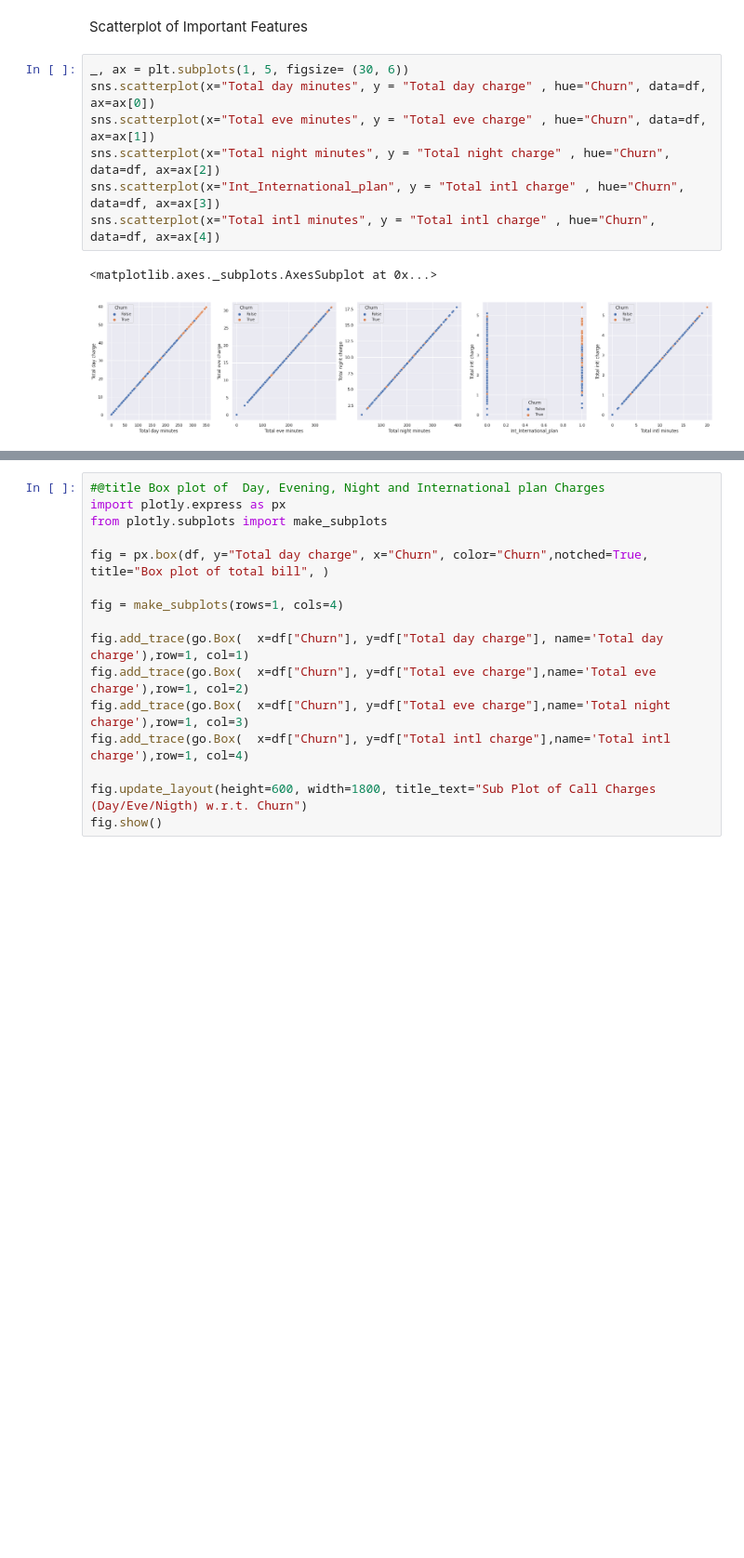
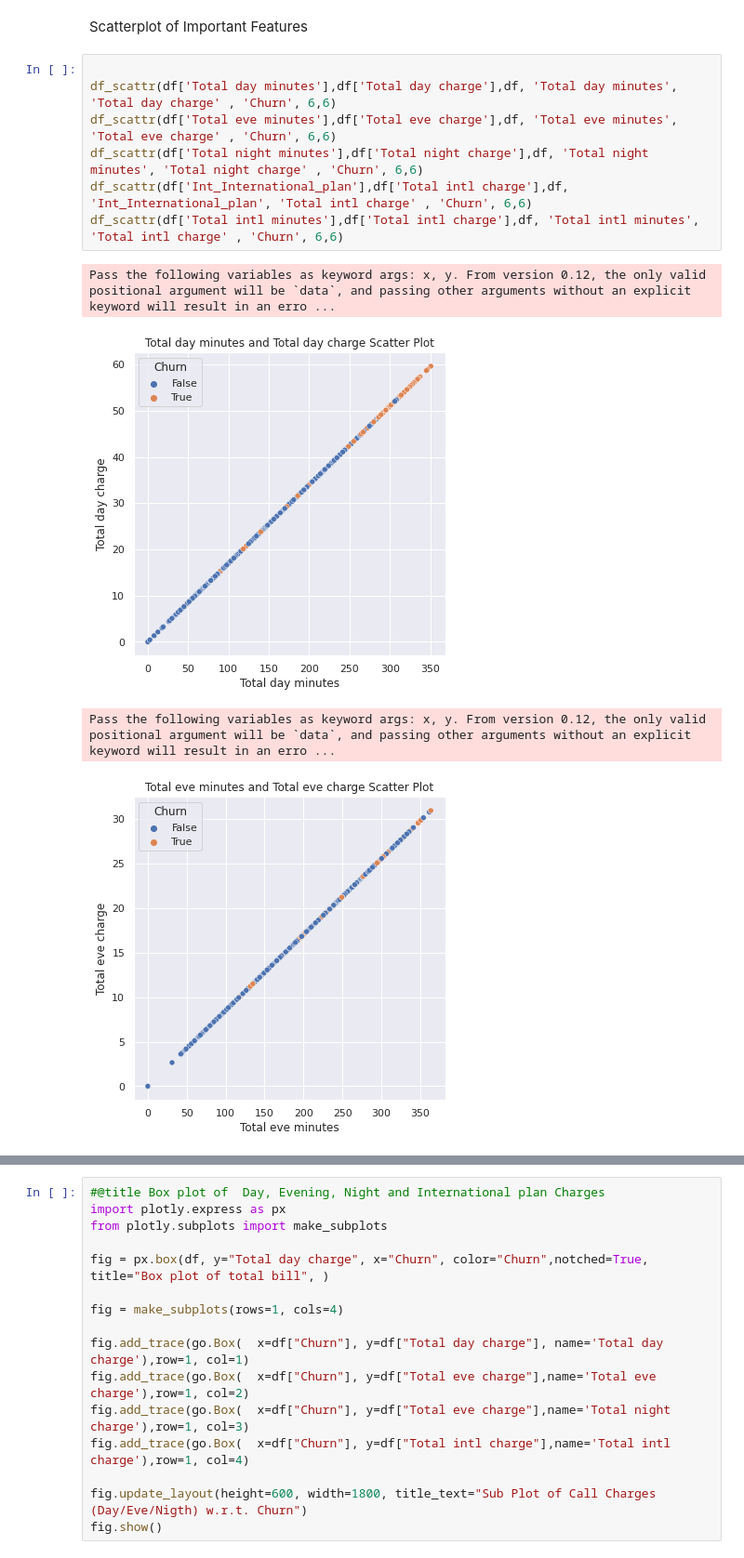
Before and after one commit to Anuj-1996/Telecom-Churn-Analysis, a Jupyter notebook: Anuj_Chavan_EDA_Project.ipynb, the cells around one changed output, grey strips where cells are left out. Shown at 93% size. Cells and saved outputs as stored; diff of their text form; blank space fills up the shorter version.

```diff
--- a/Anuj_Chavan_EDA_Project.ipynb
+++ b/Anuj_Chavan_EDA_Project.ipynb
@@ -470,13 +496,15 @@ axes[2].legend()
 [figure]
 # %% [markdown]
 Scatterplot of Important Features
-# %%
-_, ax = plt.subplots(1, 5, figsize= (30, 6))
-sns.scatterplot(x="Total day minutes", y = "Total day charge" , hue="Churn", data=df, ax=ax[0])
-sns.scatterplot(x="Total eve minutes", y = "Total eve charge" , hue="Churn", data=df, ax=ax[1])
-sns.scatterplot(x="Total night minutes", y = "Total night charge" , hue="Churn", data=df, ax=ax[2])
-sns.scatterplot(x="Int_International_plan", y = "Total intl charge" , hue="Churn", data=df, ax=ax[3])
-sns.scatterplot(x="Total intl minutes", y = "Total intl charge" , hue="Churn", data=df, ax=ax[4])
-# %% [output]
-<matplotlib.axes._subplots.AxesSubplot at 0x...>
-[figure, removed]
+# %%
+
+df_scattr(df['Total day minutes'],df['Total day charge'],df, 'Total day minutes', 'Total day charge' , 'Churn', 6,6)
+df_scattr(df['Total eve minutes'],df['Total eve charge'],df, 'Total eve minutes', 'Total eve charge' , 'Churn', 6,6)
+df_scattr(df['Total night minutes'],df['Total night charge'],df, 'Total night minutes', 'Total night charge' , 'Churn', 6,6)
+df_scattr(df['Int_International_plan'],df['Total intl charge'],df, 'Int_International_plan', 'Total intl charge' , 'Churn', 6,6)
+df_scattr(df['Total intl minutes'],df['Total intl charge'],df, 'Total intl minutes', 'Total intl charge' , 'Churn', 6,6)
+# %% [output]
+Pass the following variables as keyword args: x, y. From version 0.12, the only valid positional argument will be `data`, and passing other arguments without an explicit keyword will result in an erro ...
+[figure, added]
+Pass the following variables as keyword args: x, y. From version 0.12, the only valid positional argument will be `data`, and passing other arguments without an explicit keyword will result in an erro ...
+[figure, added]
```
Also changed, not shown: parts of 21 cells of this notebook.
